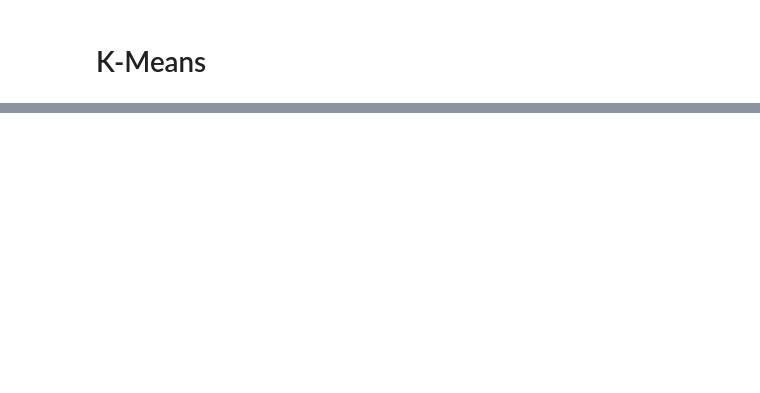
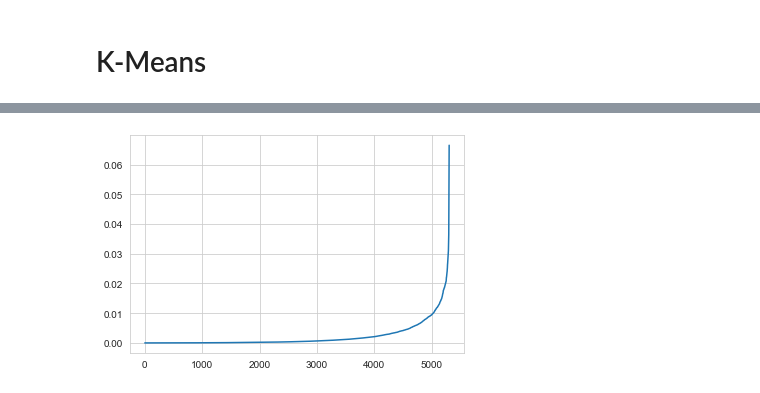
Before and after one commit to AT181903/YelpDatasetAnalysis, a Jupyter notebook: tasks/business_task.ipynb, the cells around one changed output, grey strips where cells are left out. Saved outputs shown, nothing was run; the diff lists cells and outputs as text; code cells hidden in the pictures; blank space fills up the shorter version.

```diff
--- a/tasks/business_task.ipynb
+++ b/tasks/business_task.ipynb
@@ -226,0 +122,4 @@ df_business_filtered_dropped_merged_kmeans.to_csv(
+# %%
+distances = remove_duplicates(distances)
+# %% [output]
+[figure, added]
```
Also changed, not shown: parts of 35 cells of this notebook, 3 other files.
